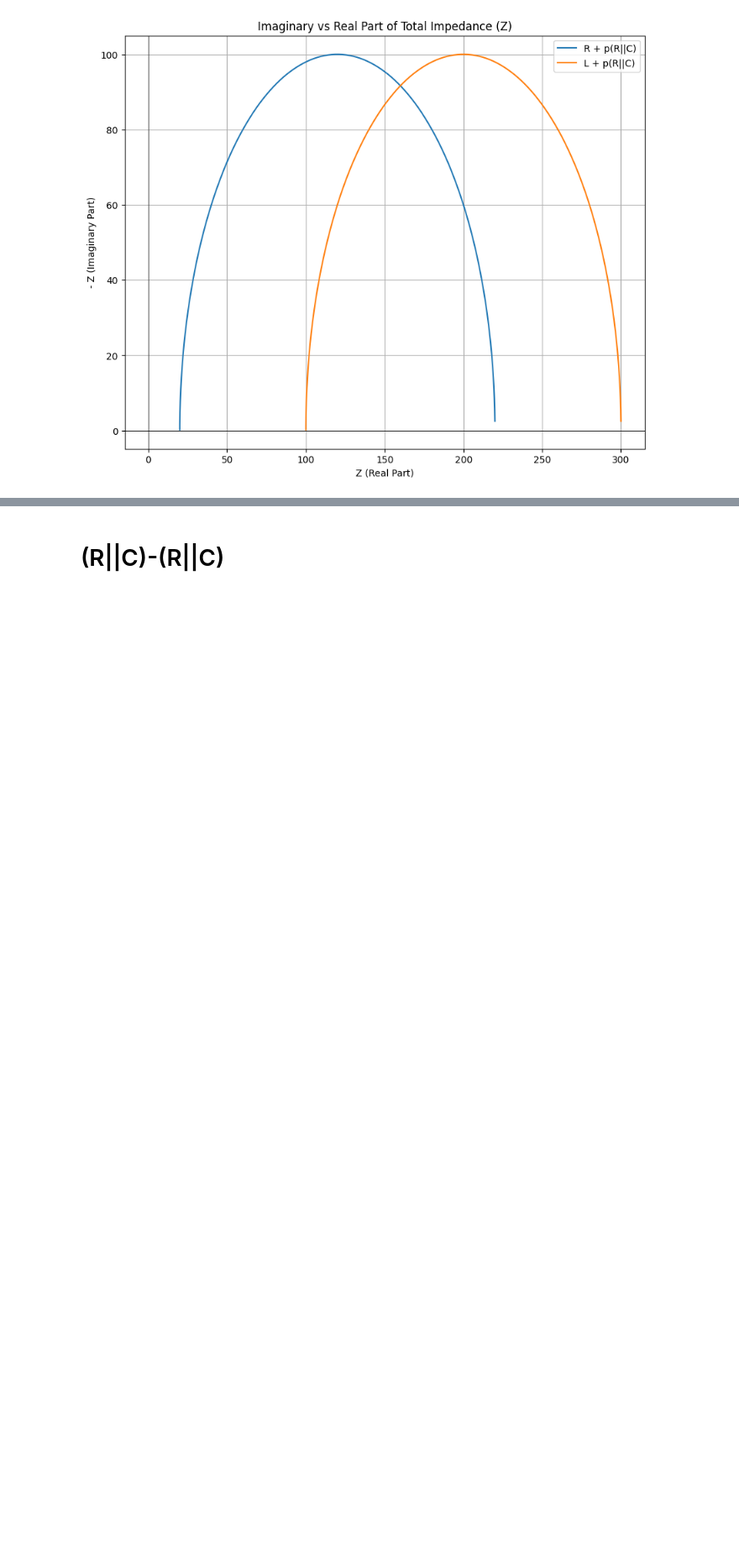
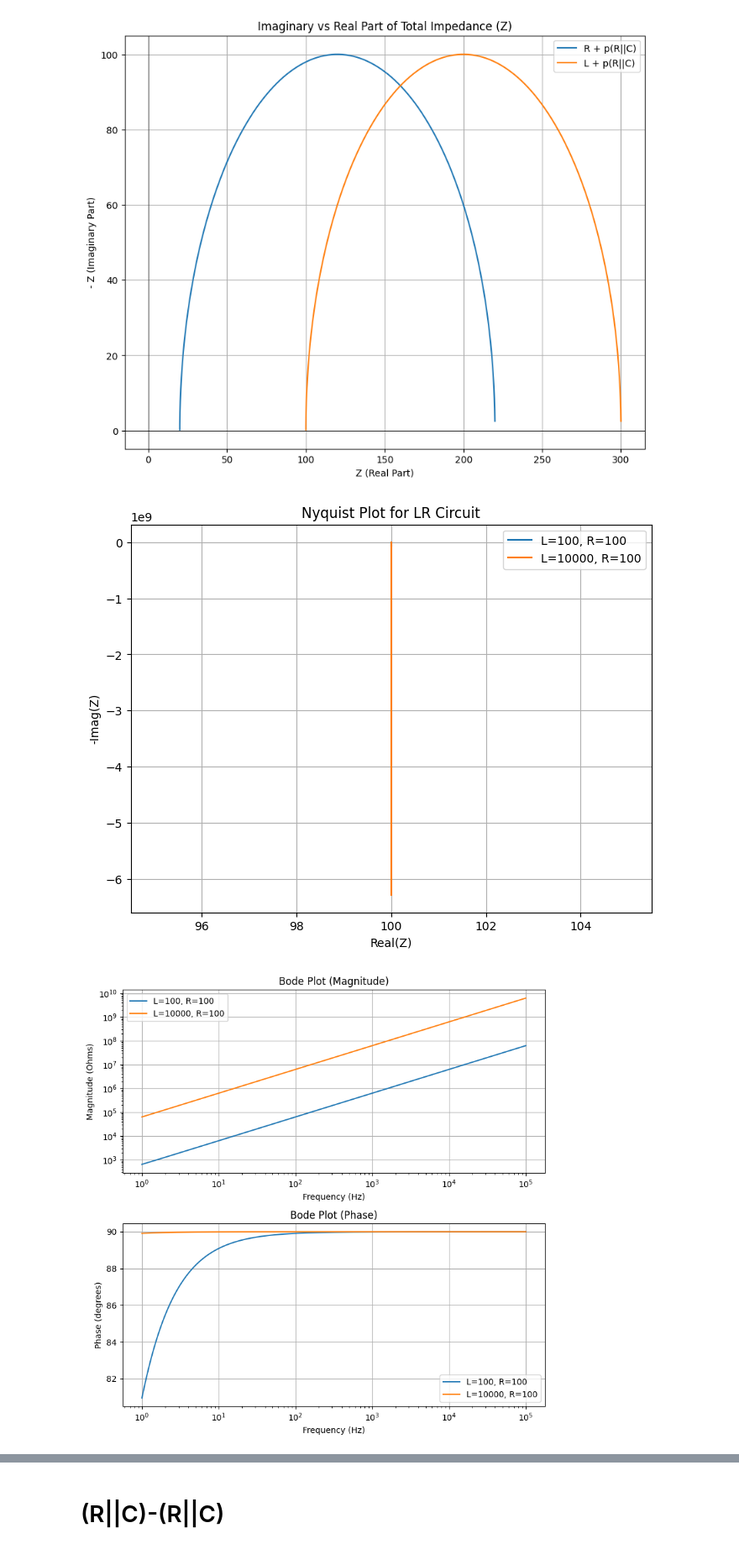
Before and after one commit to Tor91/EIS, a Jupyter notebook: EIS.ipynb, the cells around one changed output, grey strips where cells are left out. Shown at 84% size. Drawn from its saved outputs; the diff is of its cells as text; code cells hidden in the pictures; blank space fills up the shorter version.

Commit message:
R-L circuit

```diff
--- a/EIS.ipynb
+++ b/EIS.ipynb
@@ -787,3 +787,69 @@ plt.legend()
 plt.show()
 # %% [output]
 [figure]
+# %%
+# prompt: plot nyquist plot and bode plot for L-R circuit
+# make two curves:
+# 1) L = 100, R = 100
+# 2) L = 500, R = 100
+
+import numpy as np
+import matplotlib.pyplot as plt
+
+# Define frequencies
+frequencies = np.logspace(0, 5, 500)  # Adjust frequency range as needed
+omega = 2 * np.pi * frequencies
+
+# Function to calculate impedance for LR circuit
+def impedance_LR(R, L, omega):
+  return R + 1j * omega * L
+
+# Parameters for the two curves
+L1, R1 = 100, 100
+L2, R2 = 10000, 100
+
+# Calculate impedances
+Z1 = impedance_LR(R1, L1, omega)
+Z2 = impedance_LR(R2, L2, omega)
+
+
+# --- Nyquist Plots ---
+plt.figure(figsize=(8, 6))
+plt.plot(Z1.real, -Z1.imag, label=f'L={L1}, R={R1}')
+plt.plot(Z2.real, -Z2.imag, label=f'L={L2}, R={R2}')
+plt.xlabel('Real(Z)')
+plt.ylabel('-Imag(Z)')
+plt.title('Nyquist Plot for LR Circuit')
+plt.grid(True)
+plt.legend()
+plt.show()
+
+
+# --- Bode Plots ---
+fig, axs = plt.subplots(2, 1, figsize=(8, 8))
+
+# Magnitude plot
+axs[0].loglog(frequencies, np.abs(Z1), label=f'L={L1}, R={R1}')
+axs[0].loglog(frequencies, np.abs(Z2), label=f'L={L2}, R={R2}')
+axs[0].set_xlabel('Frequency (Hz)')
+axs[0].set_ylabel('Magnitude (Ohms)')
+axs[0].set_title('Bode Plot (Magnitude)')
+axs[0].grid(True)
+axs[0].legend()
+
+
+# Phase plot
+axs[1].semilogx(frequencies, np.angle(Z1, deg=True), label=f'L={L1}, R={R1}')
+axs[1].semilogx(frequencies, np.angle(Z2, deg=True), label=f'L={L2}, R={R2}')
+axs[1].set_xlabel('Frequency (Hz)')
+axs[1].set_ylabel('Phase (degrees)')
+axs[1].set_title('Bode Plot (Phase)')
+axs[1].grid(True)
+axs[1].legend()
+
+
+plt.tight_layout()
+plt.show()
+# %% [output]
+[figure, added]
+[figure, added]
```
Also changed, not shown: parts of 3 cells of this notebook.
